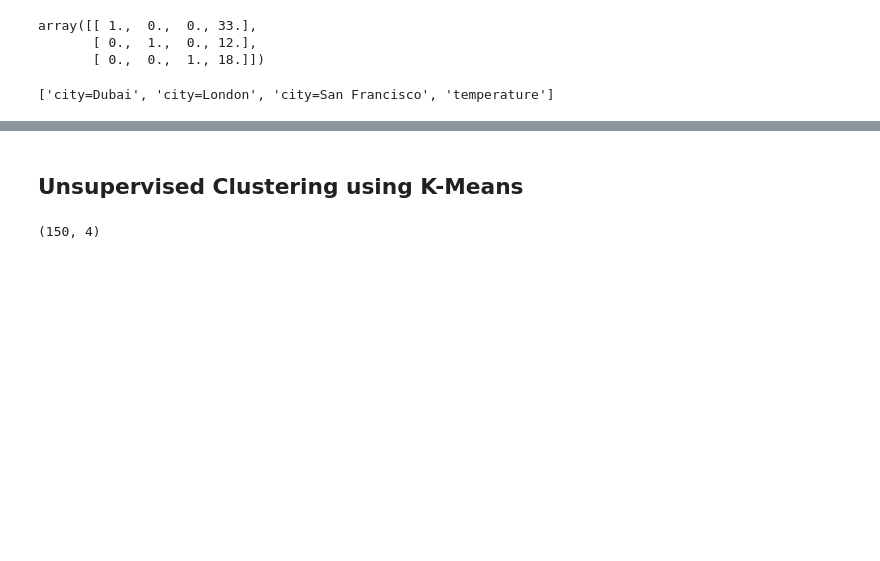
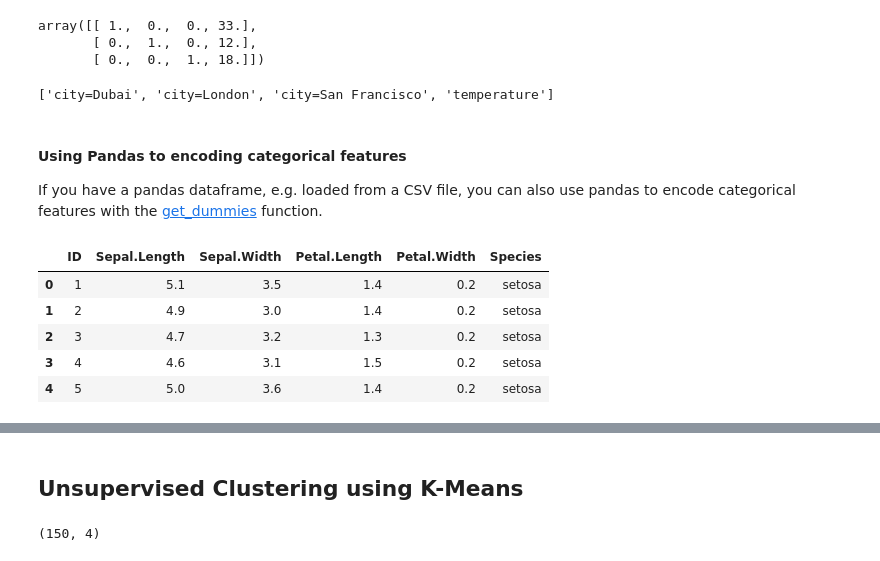
Before and after one commit to miguelazue/python-visualization-tutorial, a Jupyter notebook: 05_MachineLearning_solution.ipynb, the cells around one changed output, grey strips where cells are left out. Drawn from its saved outputs; the diff is of its cells as text; code cells hidden in the pictures; blank space fills up the shorter version.

```diff
--- a/05_MachineLearning_solution.ipynb
+++ b/05_MachineLearning_solution.ipynb
@@ -87,3 +87,19 @@ array([[ 1.,  0.,  0., 33.],
 vec.get_feature_names()
 # %% [output]
 ['city=Dubai', 'city=London', 'city=San Francisco', 'temperature']
+# %% [markdown]
+#### Using Pandas to encoding categorical features
+If you have a pandas dataframe, e.g. loaded from a CSV file, you can also use pandas to encode categorical features with the [get_dummies](https://pandas.pydata.org/docs/reference/api/pandas.get_dummies.html) function.
+# %%
+import pandas as pd
+
+# load data from file
+pd_data = pd.read_csv('data/iris.csv', sep='\t')
+pd_data.head(5)
+# %% [output]
+|  | ID | Sepal.Length | Sepal.Width | Petal.Length | Petal.Width | Species |
+| 0 | 1 | 5.1 | 3.5 | 1.4 | 0.2 | setosa |
+| 1 | 2 | 4.9 | 3.0 | 1.4 | 0.2 | setosa |
+| 2 | 3 | 4.7 | 3.2 | 1.3 | 0.2 | setosa |
+| 3 | 4 | 4.6 | 3.1 | 1.5 | 0.2 | setosa |
+| 4 | 5 | 5.0 | 3.6 | 1.4 | 0.2 | setosa |
```
Also changed, not shown: parts of 1 cell of this notebook, 1 other file.
